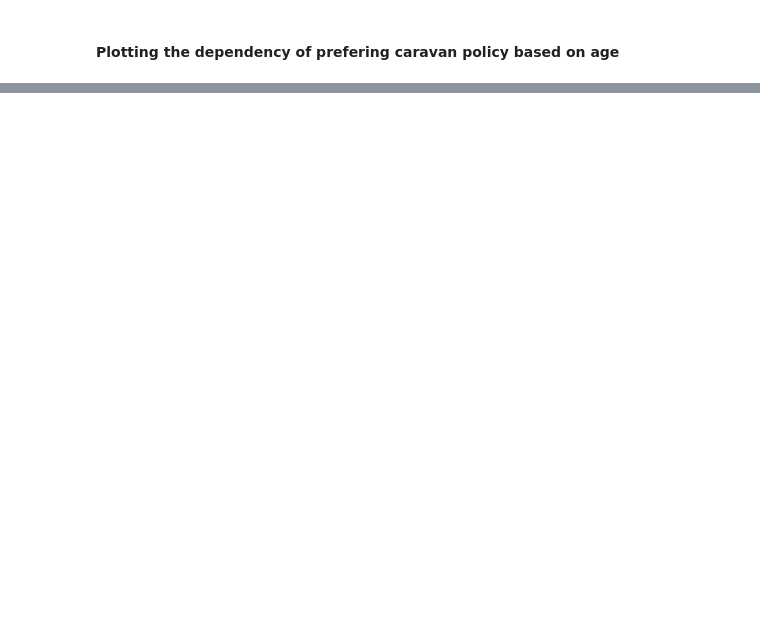
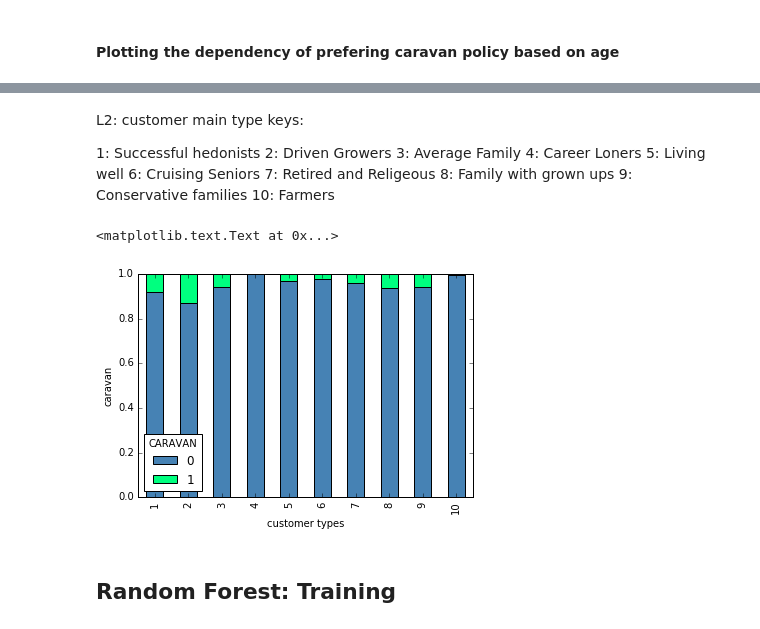
Before and after one commit to kunal-93/Kaggle-Scripts, a Jupyter notebook: Caravan_challenge.ipynb, the cells around one changed output, grey strips where cells are left out. Drawn from its saved outputs; the diff is of its cells as text; code cells hidden in the pictures; blank space fills up the shorter version.

```diff
--- a/Caravan_challenge.ipynb
+++ b/Caravan_challenge.ipynb
@@ -294,0 +312,24 @@ plt.ylabel('Caravan')
+# %% [markdown]
+L2: customer main type keys:
+
+1: Successful hedonists
+2: Driven Growers
+3: Average Family
+4: Career Loners
+5: Living well
+6: Cruising Seniors
+7: Retired and Religeous
+8: Family with grown ups
+9: Conservative families
+10: Farmers
+# %%
+cust_type_caravan = pd.crosstab(input_train['MOSHOOFD'], input_train['CARAVAN'])
+cust_type_caravan_pct = cust_type_caravan.div(cust_type_caravan.sum(1).astype(float), axis=0)
+cust_type_caravan_pct.plot(kind='bar', stacked=True, color = ['steelblue', 'springgreen'])
+plt.xlabel('customer types')
+plt.ylabel('caravan')
+# %% [output]
+<matplotlib.text.Text at 0x...>
+[figure, added]
+# %% [markdown]
+## Random Forest: Training
```
Also changed, not shown: parts of 33 cells of this notebook.
